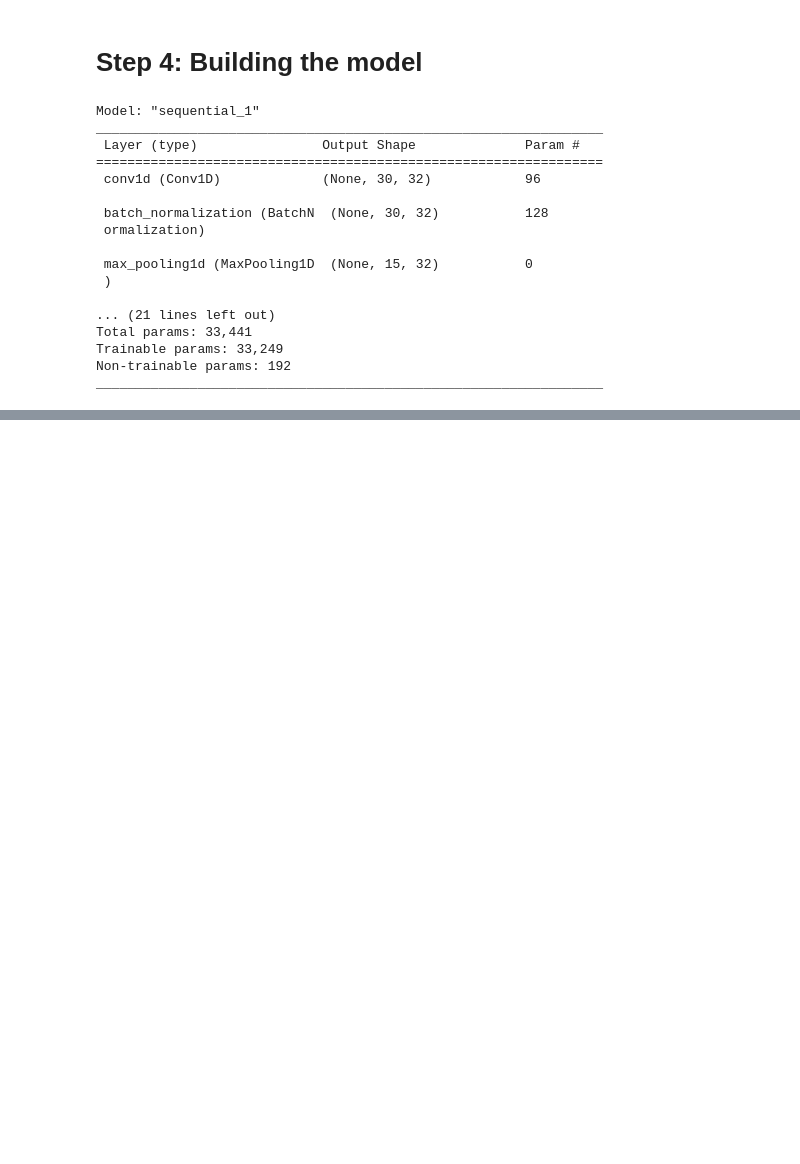
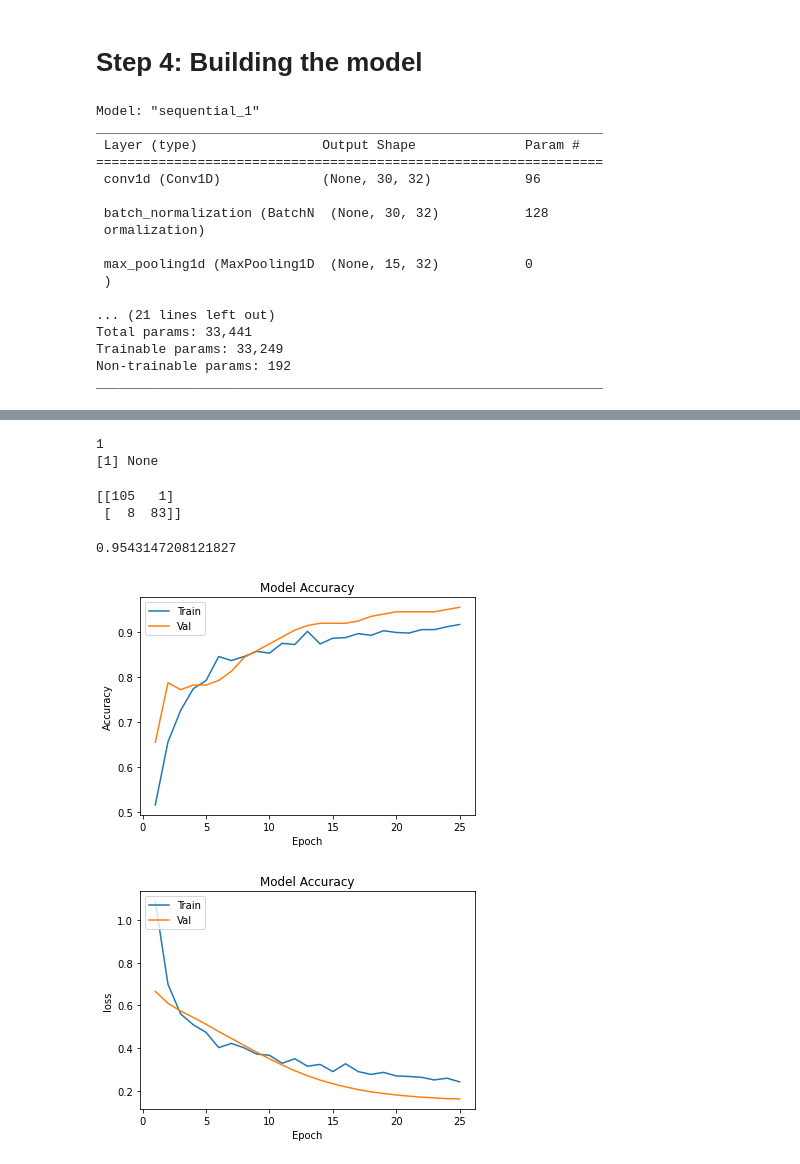
Before and after one commit to arjangvt/CodeFolio, a Jupyter notebook: ML/CNN_Creditcard_Fraud_Detection.ipynb, the cells around one changed output, grey strips where cells are left out. Cells and saved outputs as stored; diff of their text form; code cells hidden in the pictures; blank space fills up the shorter version.

Commit message:
Model development finished

```diff
--- a/ML/CNN_Creditcard_Fraud_Detection.ipynb
+++ b/ML/CNN_Creditcard_Fraud_Detection.ipynb
@@ -351,3 +351,7 @@ Total params: 33,441
 Trainable params: 33,249
 Non-trainable params: 192
 _________________________________________________________________
+# %%
+opt = tf.keras.optimizers.Adam(learning_rate=0.0001)
+# %%
+model.compile(optimizer=opt, loss='binary_crossentropy', metrics=['accuracy'])
@@ -353,0 +360,2 @@ _________________________________________________________________
+# %%
+history = model.fit(x_train, y_train, epochs=25, validation_data=(x_test, y_test))
@@ -353,0 +384,47 @@ _________________________________________________________________
+# %%
+print(y_pred[12], print(y_test[12]))
+# %% [output]
+1
+[1] None
+# %%
+# confusion matrix
+from sklearn.metrics import confusion_matrix, accuracy_score
+
+cm = confusion_matrix(y_test, y_pred)
+print(cm)
+# %% [output]
+[[105   1]
+ [  8  83]]
+# %%
+acc_cm = accuracy_score(y_test, y_pred)
+print(acc_cm)
+# %% [output]
+0.9543147208121827
+# %%
+def learning_curve(history, epoch):
+  # training vs validation accuracy
+  epoch_range = range(1, epoch+1)
+  plt.plot(epoch_range, history.history['accuracy'])
+  plt.plot(epoch_range, history.history['val_accuracy'])
+
+  plt.title('Model Accuracy')
+  plt.ylabel('Accuracy')
+  plt.xlabel('Epoch')
+  plt.legend(['Train', 'Val'], loc='upper left')
+  plt.show()
+
+  # training vs validation loss
+  epoch_range = range(1, epoch+1)
+  plt.plot(epoch_range, history.history['loss'])
+  plt.plot(epoch_range, history.history['val_loss'])
+
+  plt.title('Model Accuracy')
+  plt.ylabel('loss')
+  plt.xlabel('Epoch')
+  plt.legend(['Train', 'Val'], loc='upper left')
+  plt.show()
+# %%
+learning_curve(history, 25)
+# %% [output]
+[figure, added]
+[figure, added]
```
Also changed, not shown: parts of 3 cells of this notebook.
